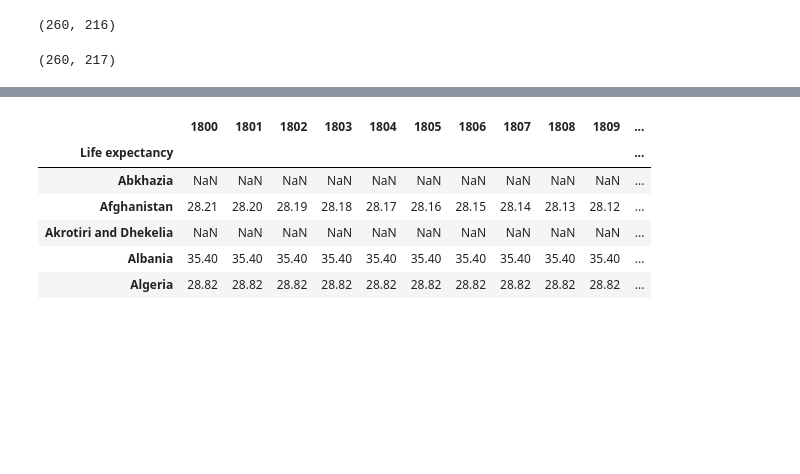
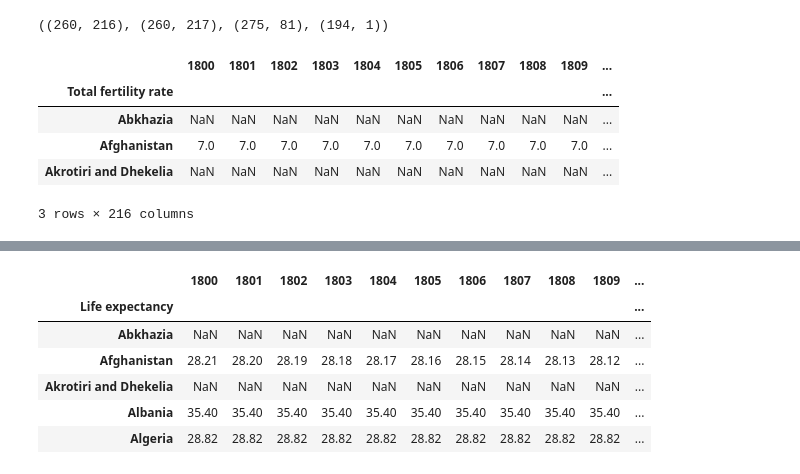
Before and after one commit to unaozlem/projects, a Jupyter notebook: gapminder/week_1_project.ipynb, the cells around one changed output, grey strips where cells are left out. Cells and saved outputs as stored; diff of their text form; code cells hidden in the pictures; blank space fills up the shorter version.

```diff
--- a/gapminder/week_1_project.ipynb
+++ b/gapminder/week_1_project.ipynb
@@ -7,9 +13,14 @@ continent = pd.read_csv("/Users/ozlemunal/Desktop/spiced/my_encounter_notes/week
 # %%
-fert.shape
+fert.shape, life.shape, pop.shape, continent.shape
 # %% [output]
-(260, 216)
+((260, 216), (260, 217), (275, 81), (194, 1))
 # %%
-life.shape
+fert.head(3)
 # %% [output]
+|  | 1800 | 1801 | 1802 | 1803 | 1804 | 1805 | 1806 | 1807 | 1808 | 1809 | ... |
+| Total fertility rate |  |  |  |  |  |  |  |  |  |  | ... |
+| Abkhazia | NaN | NaN | NaN | NaN | NaN | NaN | NaN | NaN | NaN | NaN | ... |
+| Afghanistan | 7.0 | 7.0 | 7.0 | 7.0 | 7.0 | 7.0 | 7.0 | 7.0 | 7.0 | 7.0 | ... |
+| Akrotiri and Dhekelia | NaN | NaN | NaN | NaN | NaN | NaN | NaN | NaN | NaN | NaN | ... |
-(260, 217)
+3 rows × 216 columns
 # %%
```
Also changed, not shown: parts of 38 cells of this notebook, 5 other files.
